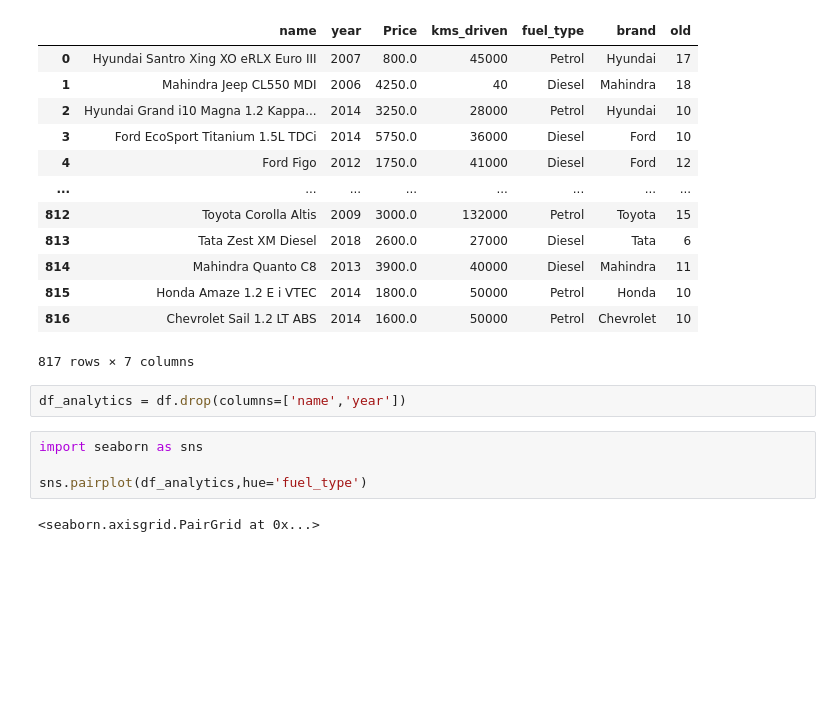
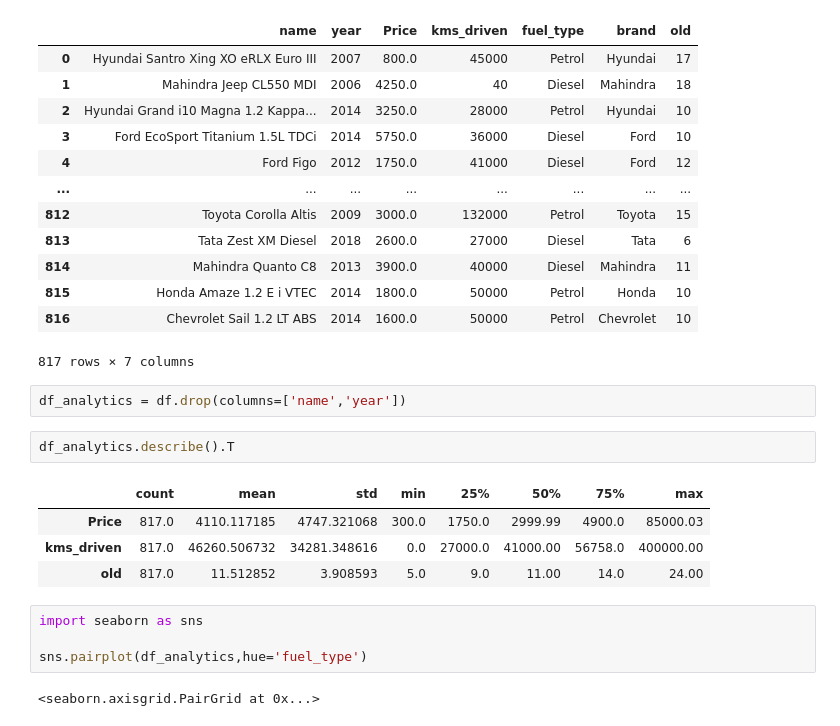
Before and after one commit to theredsilva/FISTIC2024, a Jupyter notebook: Less07/cars_sol.ipynb, the cells around one changed output. Drawn from its saved outputs; the diff is of its cells as text; blank space fills up the shorter version.

```diff
--- a/Less07/cars_sol.ipynb
+++ b/Less07/cars_sol.ipynb
@@ -177,6 +197,13 @@ df
 817 rows × 7 columns
 # %%
 df_analytics = df.drop(columns=['name','year'])
+# %%
+df_analytics.describe().T
+# %% [output]
+|  | count | mean | std | min | 25% | 50% | 75% | max |
+| Price | 817.0 | 4110.117185 | 4747.321068 | 300.0 | 1750.0 | 2999.99 | 4900.0 | 85000.03 |
+| kms_driven | 817.0 | 46260.506732 | 34281.348616 | 0.0 | 27000.0 | 41000.00 | 56758.0 | 400000.00 |
+| old | 817.0 | 11.512852 | 3.908593 | 5.0 | 9.0 | 11.00 | 14.0 | 24.00 |
 # %%
 import seaborn as sns
 
```
Also changed, not shown: parts of 8 cells of this notebook, 3 other files.
